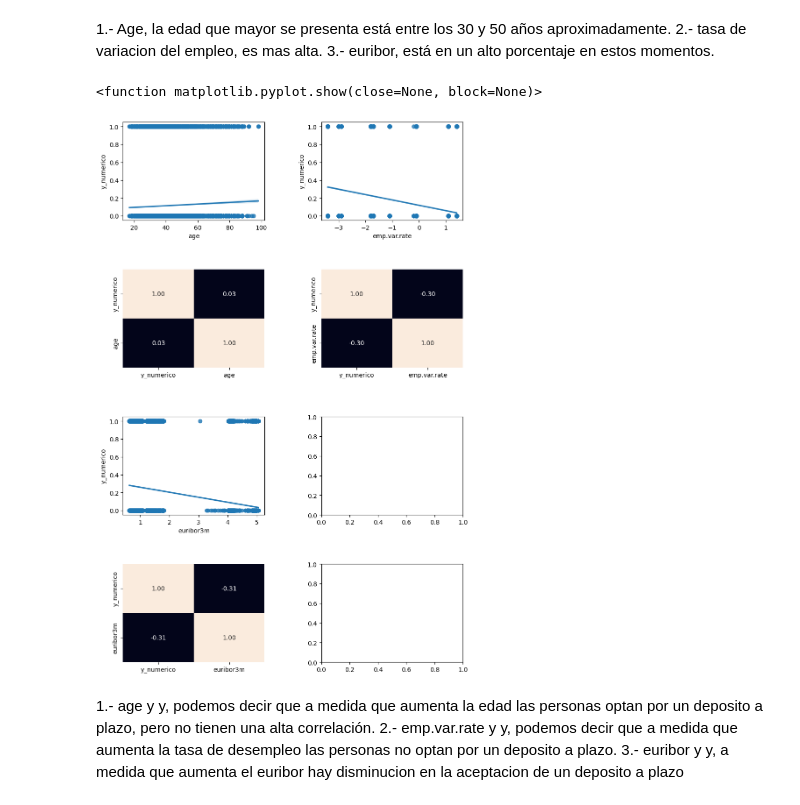
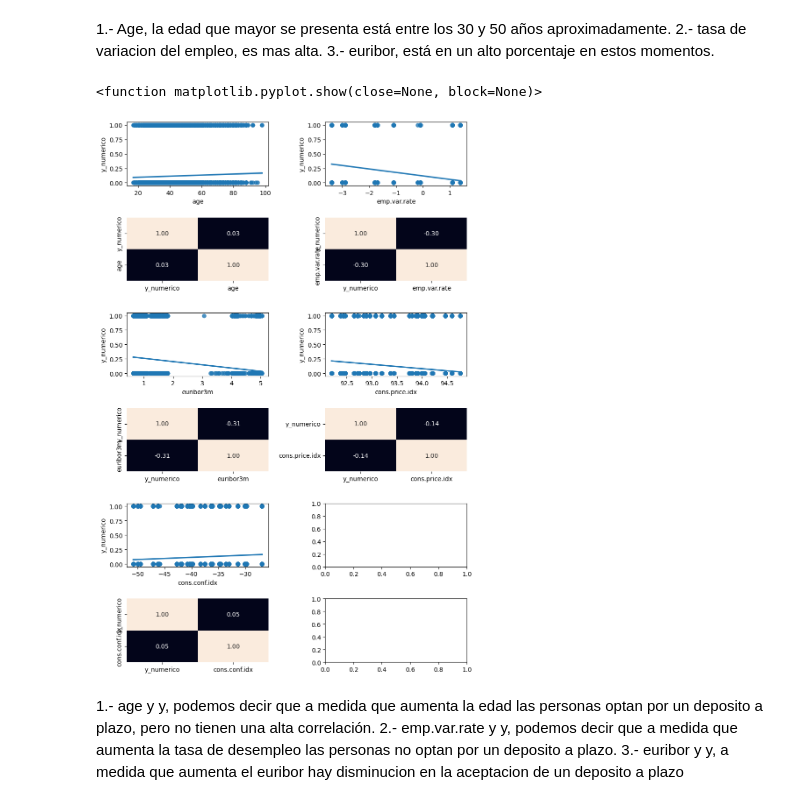
Before and after one commit to Estefaniagz/primer_ml, a Jupyter notebook: src/explore.ipynb, the cells around one changed output. Cells and saved outputs as stored; diff of their text form; code cells hidden in the pictures.

```diff
--- a/src/explore.ipynb
+++ b/src/explore.ipynb
@@ -66,7 +87,3 @@ df.describe()
 df.duplicated().sum()
 # %% [output]
 np.int64(12)
-# %%
-#eliminar info irrelevante (columnas) y luego revisar de nuevo duplicados de columnas que necesite
-eliminar_columnas = ['marital', 'duration', 'campaign','education', 'contact', 'month', 'day_of_week', 'pdays', 'previous', 'cons.price.idx', 'cons.conf.idx', 'nr.employed']
-df.drop(eliminar_columnas, axis=1, inplace=True)
@@ -143,0 +90,4 @@ plt.show
+# %%
+df2 = df.copy()
+# %%
+df2.drop_duplicates(inplace=True)
@@ -143,0 +123,2 @@ plt.show
+# %%
+df3= df2.copy()
@@ -173,25 +242,31 @@ plt.show
 3.- euribor, está en un alto porcentaje en estos momentos.
 # %%
 #analisis numerico-numerico
-fig, axis = plt.subplots(4,2,figsize=(10,16))
+fig, axis = plt.subplots(6,2,figsize=(10,16))
 
-df['y_numerico'] = df['y'].apply(lambda x: 1 if x == 'yes' else 0) # transformar y categorico en numerico
+df3['y_numerico'] = df3['y'].apply(lambda x: 1 if x == 'yes' else 0) # transformar y categorico en numerico
 
-sns.regplot(ax = axis[0,0], data=df, x='age', y= 'y_numerico')
-sns.heatmap(df[['y_numerico', 'age']].corr(),annot=True,fmt='.2f', ax=axis[1,0],cbar=False)
+sns.regplot(ax = axis[0,0], data=df3, x='age', y= 'y_numerico')
+sns.heatmap(df3[['y_numerico', 'age']].corr(),annot=True,fmt='.2f', ax=axis[1,0],cbar=False)
 
-sns.regplot(ax = axis[0,1], data=df, x='emp.var.rate', y= 'y_numerico')
-sns.heatmap(df[['y_numerico', 'emp.var.rate']].corr(),annot=True,fmt='.2f', ax=axis[1,1],cbar=False)
+sns.regplot(ax = axis[0,1], data=df3, x='emp.var.rate', y= 'y_numerico')
+sns.heatmap(df3[['y_numerico', 'emp.var.rate']].corr(),annot=True,fmt='.2f', ax=axis[1,1],cbar=False)
 
-sns.regplot(ax = axis[2,0], data=df, x='euribor3m', y= 'y_numerico')
-sns.heatmap(df[['y_numerico', 'euribor3m']].corr(),annot=True,fmt='.2f', ax=axis[3,0],cbar=False)
+sns.regplot(ax = axis[2,0], data=df3, x='euribor3m', y= 'y_numerico')
+sns.heatmap(df3[['y_numerico', 'euribor3m']].corr(),annot=True,fmt='.2f', ax=axis[3,0],cbar=False)
+
+sns.regplot(ax = axis[2,1], data=df3, x='cons.price.idx', y= 'y_numerico')
+sns.heatmap(df3[['y_numerico', 'cons.price.idx']].corr(),annot=True,fmt='.2f', ax=axis[3,1],cbar=False)
+
+sns.regplot(ax = axis[4,0], data=df3, x='cons.conf.idx', y= 'y_numerico')
+sns.heatmap(df3[['y_numerico', 'cons.conf.idx']].corr(),annot=True,fmt='.2f', ax=axis[5,0],cbar=False)
 
 plt.tight_layout
 plt.subplots_adjust(hspace=0.5, wspace=0.4)
 plt.show
 # %% [output]
 <function matplotlib.pyplot.show(close=None, block=None)>
-[figure, old version]
+[figure, new version]
 # %% [markdown]
 1.- age y y, podemos decir que a medida que aumenta la edad las personas optan por un deposito a plazo, pero no tienen una alta correlación.
 2.- emp.var.rate y y, podemos decir que a medida que aumenta la tasa de desempleo las personas no optan por un deposito a plazo.
```
Also changed, not shown: parts of 44 cells of this notebook.
